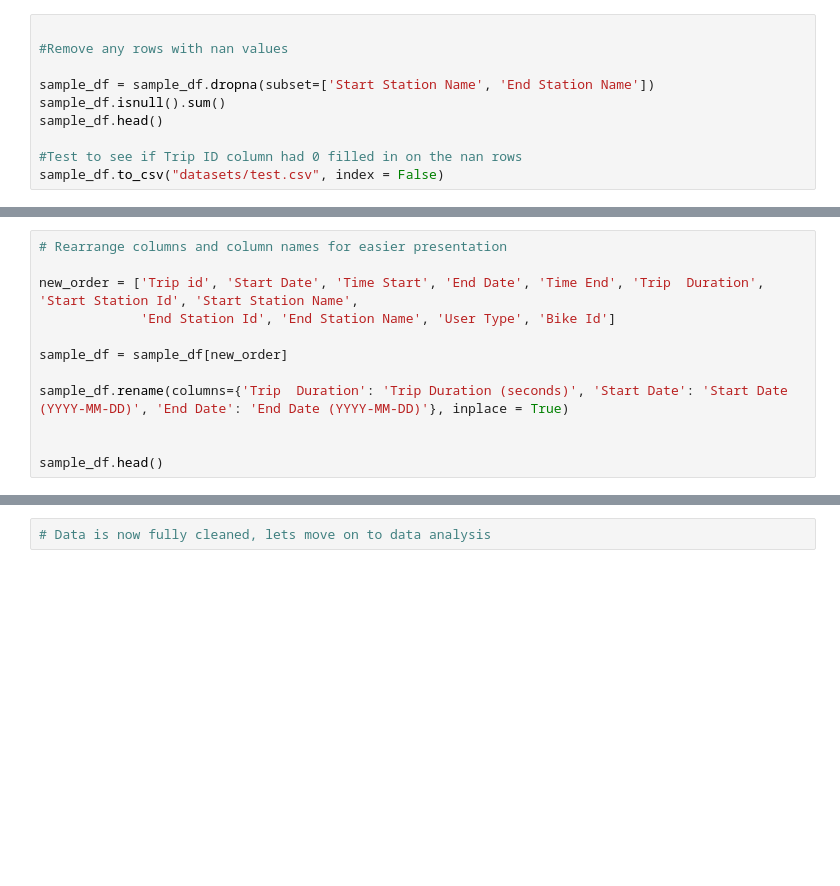
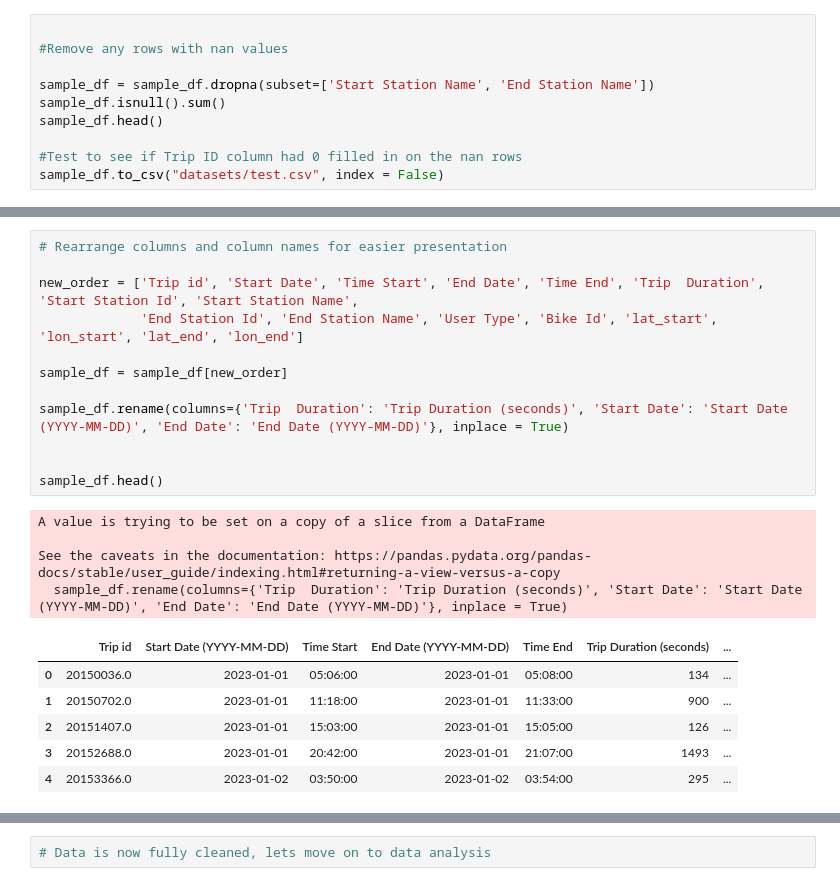
Before and after one commit to ConstCorrectness/toronto-bikeshare-2024, a Jupyter notebook: main.ipynb, the cells around one changed output, grey strips where cells are left out. Drawn from its saved outputs; the diff is of its cells as text; blank space fills up the shorter version.

```diff
--- a/main.ipynb
+++ b/main.ipynb
@@ -203,15 +289,26 @@ print(sample_df.columns)
 # %%
 # Rearrange columns and column names for easier presentation
 
 new_order = ['Trip id', 'Start Date', 'Time Start', 'End Date', 'Time End', 'Trip  Duration', 'Start Station Id', 'Start Station Name',
-             'End Station Id', 'End Station Name', 'User Type', 'Bike Id']
+             'End Station Id', 'End Station Name', 'User Type', 'Bike Id', 'lat_start', 'lon_start', 'lat_end', 'lon_end']
 
 sample_df = sample_df[new_order]
 
 sample_df.rename(columns={'Trip  Duration': 'Trip Duration (seconds)', 'Start Date': 'Start Date (YYYY-MM-DD)', 'End Date': 'End Date (YYYY-MM-DD)'}, inplace = True)
 
 
 sample_df.head()
+# %% [output]
+A value is trying to be set on a copy of a slice from a DataFrame
+
+See the caveats in the documentation: https://pandas.pydata.org/pandas-docs/stable/user_guide/indexing.html#returning-a-view-versus-a-copy
+  sample_df.rename(columns={'Trip  Duration': 'Trip Duration (seconds)', 'Start Date': 'Start Date (YYYY-MM-DD)', 'End Date': 'End Date (YYYY-MM-DD)'}, inplace = True)
+|  | Trip id | Start Date (YYYY-MM-DD) | Time Start | End Date (YYYY-MM-DD) | Time End | Trip Duration (seconds) | ... |
+| 0 | 20150036.0 | 2023-01-01 | 05:06:00 | 2023-01-01 | 05:08:00 | 134 | ... |
+| 1 | 20150702.0 | 2023-01-01 | 11:18:00 | 2023-01-01 | 11:33:00 | 900 | ... |
+| 2 | 20151407.0 | 2023-01-01 | 15:03:00 | 2023-01-01 | 15:05:00 | 126 | ... |
+| 3 | 20152688.0 | 2023-01-01 | 20:42:00 | 2023-01-01 | 21:07:00 | 1493 | ... |
+| 4 | 20153366.0 | 2023-01-02 | 03:50:00 | 2023-01-02 | 03:54:00 | 295 | ... |
 # %%
 #Check data types
 sample_df.dtypes
```
Also changed, not shown: parts of 47 cells of this notebook, 9 other files.
